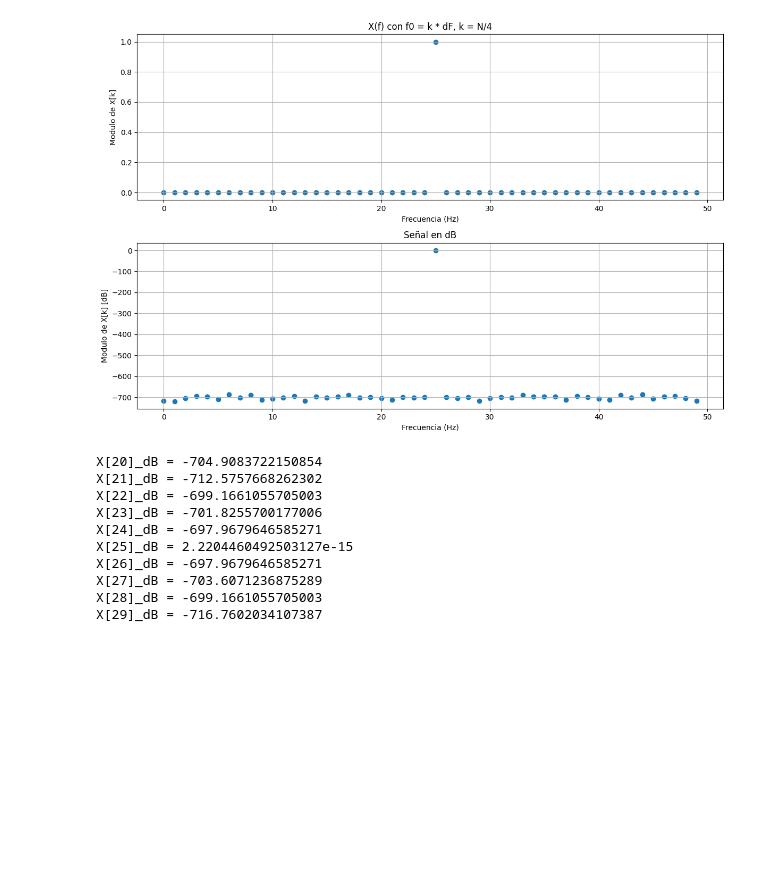
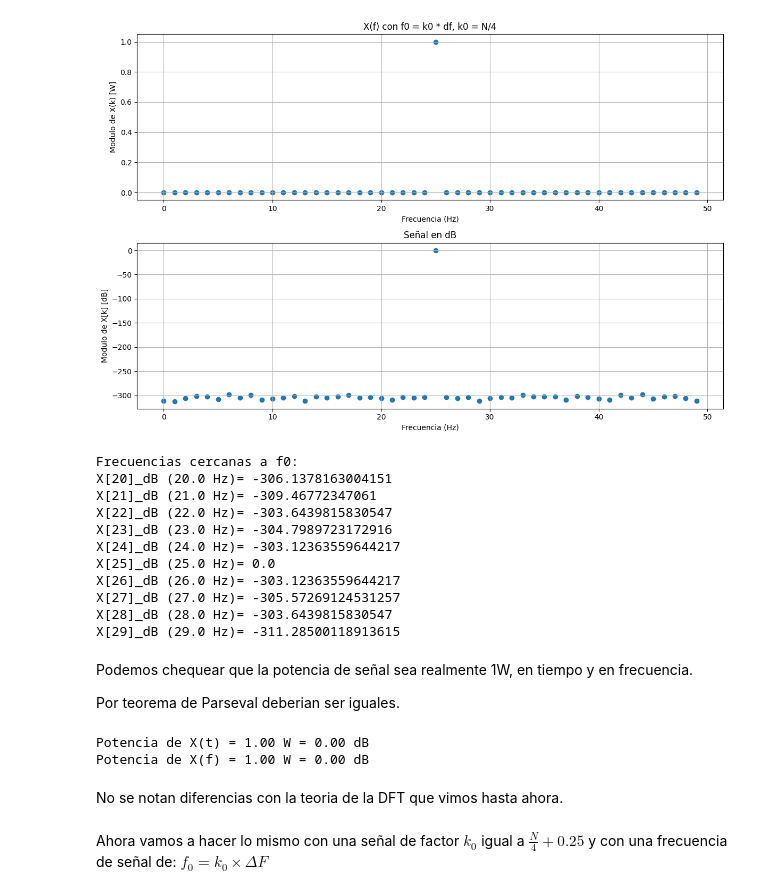
Before and after one commit to tomzuran/PDS2026, a Jupyter notebook: estiimacion_espectral.ipynb, the cells around one changed output. Cells and saved outputs as stored; diff of their text form; code cells hidden in the pictures; blank space fills up the shorter version.

```diff
--- a/estiimacion_espectral.ipynb
+++ b/estiimacion_espectral.ipynb
@@ -25,54 +64,46 @@ def pds_sen_ruidosa(nn = 1000, fs = 1000, freq = 1, Amax = np.sqrt(2), dc = 0, p
 # %%
-
-
-def plot_señal(xx, fs, N, title=""):
-    xx_fft = np.fft.fft(xx)
-    xx_fft = xx_fft[:len(xx_fft)//2]
-
-    figure, axs = plt.subplots(2, 1, figsize=(12, 8))
-    axs[0].scatter(np.arange(len(xx_fft)) * fs / N, 2*(np.abs(xx_fft)/N)**2, label='f0 = fs / 4')
-    axs[0].set_xlabel('Frecuencia (Hz)')
-    axs[0].set_ylabel('Modulo de X[k]')
-    axs[0].grid(True)
-    axs[0].set_title(title)
-
-
-    axs[1].scatter(np.arange(len(xx_fft)) * fs / N, 10*np.log(2*(np.abs(xx_fft)/N)**2), label='f0 = fs / 4')
-    axs[1].set_xlabel('Frecuencia (Hz)')
-    axs[1].set_ylabel('Modulo de X[k] [dB]')
-    axs[1].grid(True)
-    axs[1].set_title("Señal en dB")
-
-    plt.tight_layout()
-    plt.show()
-
-    return xx_fft
-
 fs = 100
 N = 100
 res_espectral = fs / N
 
 k0 = N / 4
 f0 = k0 * res_espectral
 
 xx, tt = pds_sen_ruidosa(N, fs, freq=f0)
-xx_fft = plot_señal(xx, fs, N, title=f"X(f) con f0 = k * dF, k = N/4")
-xx_fft_db = 10*np.log(2*(np.abs(xx_fft)/N)**2)
+psd, freqs = plot_psd_señal(xx, fs, N, title=f"X(f) con f0 = k0 * df, k0 = N/4")
+psd_db = 10*np.log10(psd)
 
-for i in range(len(xx_fft)//2 - 5, len(xx_fft)//2 + 5):
-    print(f"X[{i}]_dB = {xx_fft_db[i]}")
+print("Frecuencias cercanas a f0:")
+for i in range(len(psd)//2 - 5, len(psd)//2 + 5):
+    print(f"X[{i}]_dB ({freqs[i]} Hz)= {psd_db[i]}")
 # %% [output]
-[figure, old version]
+[figure, new version]
-X[20]_dB = -704.9083722150854
-X[21]_dB = -712.5757668262302
-X[22]_dB = -699.1661055705003
-X[23]_dB = -701.8255700177006
-X[24]_dB = -697.9679646585271
-X[25]_dB = 2.2204460492503127e-15
-X[26]_dB = -697.9679646585271
-X[27]_dB = -703.6071236875289
-X[28]_dB = -699.1661055705003
-X[29]_dB = -716.7602034107387
+Frecuencias cercanas a f0:
+X[20]_dB (20.0 Hz)= -306.1378163004151
+X[21]_dB (21.0 Hz)= -309.46772347061
+X[22]_dB (22.0 Hz)= -303.6439815830547
+X[23]_dB (23.0 Hz)= -304.7989723172916
+X[24]_dB (24.0 Hz)= -303.12363559644217
+X[25]_dB (25.0 Hz)= 0.0
+X[26]_dB (26.0 Hz)= -303.12363559644217
+X[27]_dB (27.0 Hz)= -305.57269124531257
+X[28]_dB (28.0 Hz)= -303.6439815830547
+X[29]_dB (29.0 Hz)= -311.28500118913615
+# %% [markdown]
+Podemos chequear que la potencia de señal sea realmente 1W, en tiempo y en frecuencia.
+
+Por teorema de Parseval deberian ser iguales.
+# %%
+print(f"Potencia de X(t) = {np.mean(xx**2):.2f} W = {10*np.log10(np.mean(xx**2)):.2f} dB")
+
+print(f"Potencia de X(f) = {np.sum(psd):.2f} W = {10*np.log10(np.sum(psd)):.2f} dB")
+# %% [output]
+Potencia de X(t) = 1.00 W = 0.00 dB
+Potencia de X(f) = 1.00 W = 0.00 dB
+# %% [markdown]
+No se notan diferencias con la teoria de la DFT que vimos hasta ahora.
+# %% [markdown]
+Ahora vamos a hacer lo mismo con una señal de factor $k_0$ igual a $\frac{N}{4} + 0.25$ y con una frecuencia de señal de: $f_0 = k_0 \times \Delta F$
 # %%
 fs = 100
 N = 100
```
Also changed, not shown: parts of 15 cells of this notebook.
